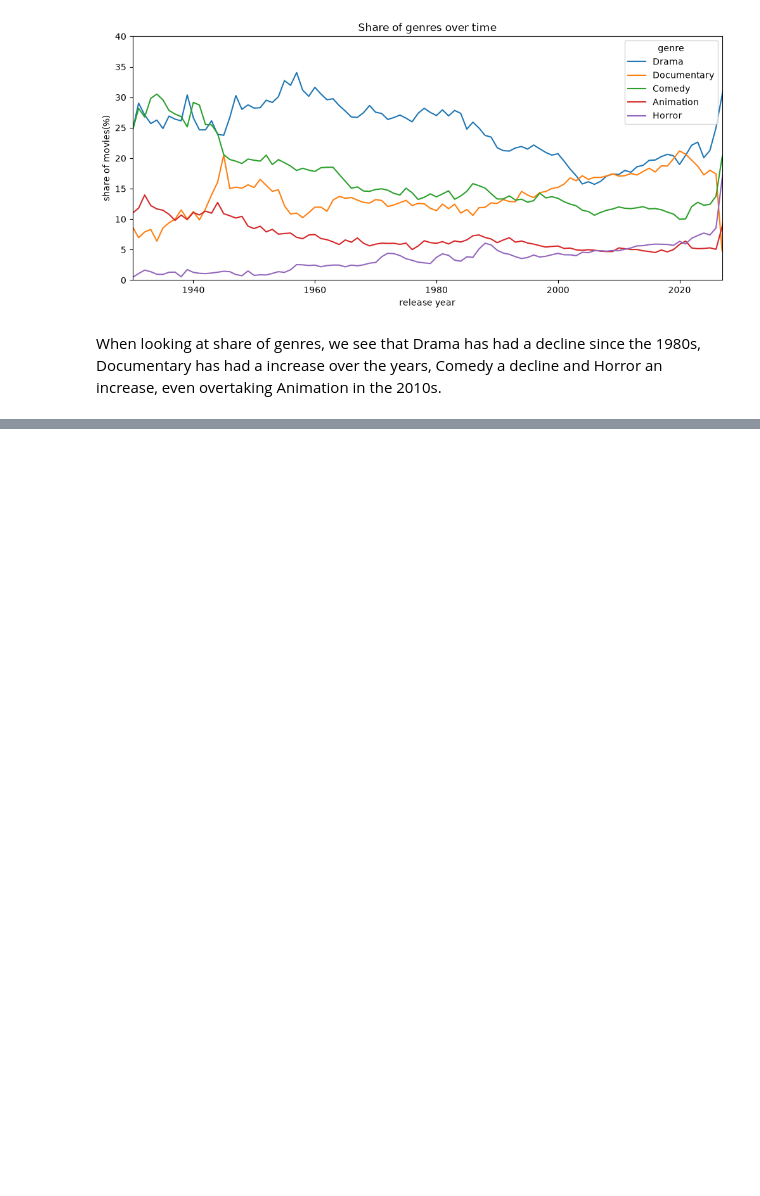
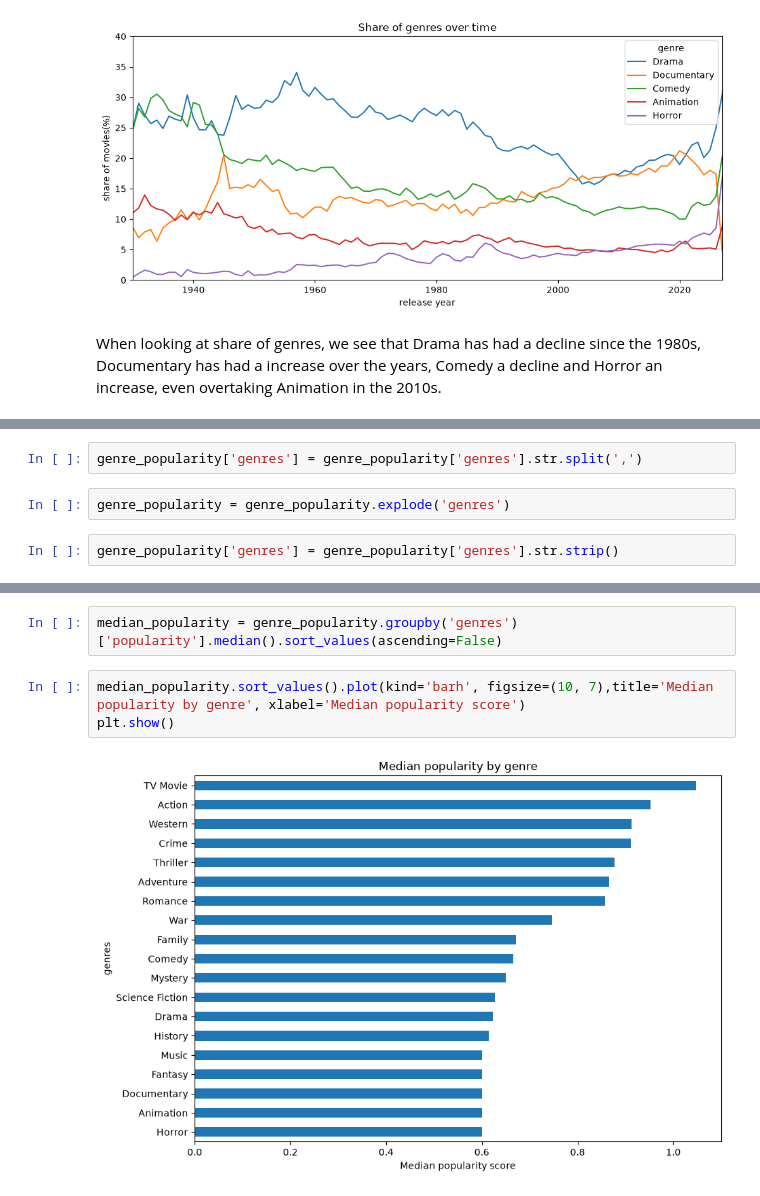
Before and after one commit to paulinchenS/movies_project, a Jupyter notebook: notebooks/exploratory_analysis.ipynb, the cells around one changed output, grey strips where cells are left out. Saved outputs shown, nothing was run; the diff lists cells and outputs as text; blank space fills up the shorter version.

```diff
--- a/notebooks/exploratory_analysis.ipynb
+++ b/notebooks/exploratory_analysis.ipynb
@@ -231,0 +333,6 @@ When looking at share of genres, we see that Drama has had a decline since the 1
+# %%
+genre_popularity['genres'] = genre_popularity['genres'].str.split(',')
+# %%
+genre_popularity = genre_popularity.explode('genres')
+# %%
+genre_popularity['genres'] = genre_popularity['genres'].str.strip()
@@ -231,0 +355,7 @@ When looking at share of genres, we see that Drama has had a decline since the 1
+# %%
+median_popularity = genre_popularity.groupby('genres')['popularity'].median().sort_values(ascending=False)
+# %%
+median_popularity.sort_values().plot(kind='barh', figsize=(10, 7),title='Median popularity by genre', xlabel='Median popularity score')
+plt.show()
+# %% [output]
+[figure, added]
```
Also changed, not shown: parts of 19 cells of this notebook.
